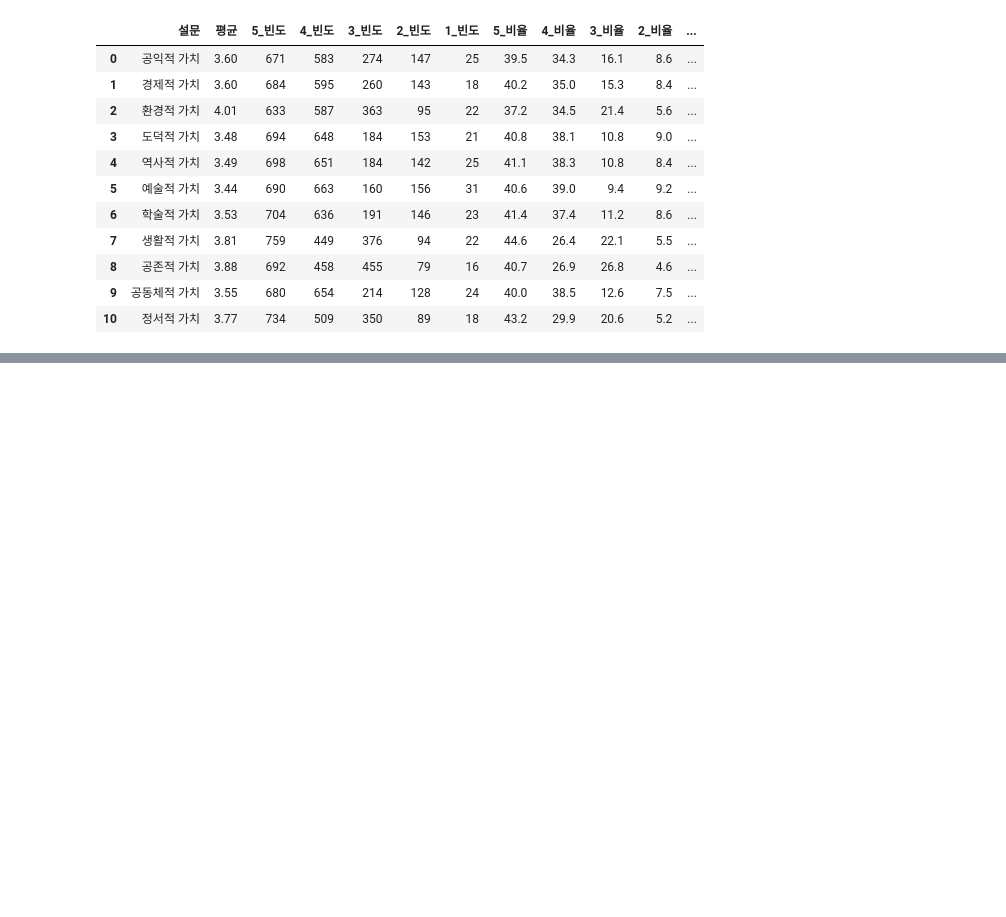
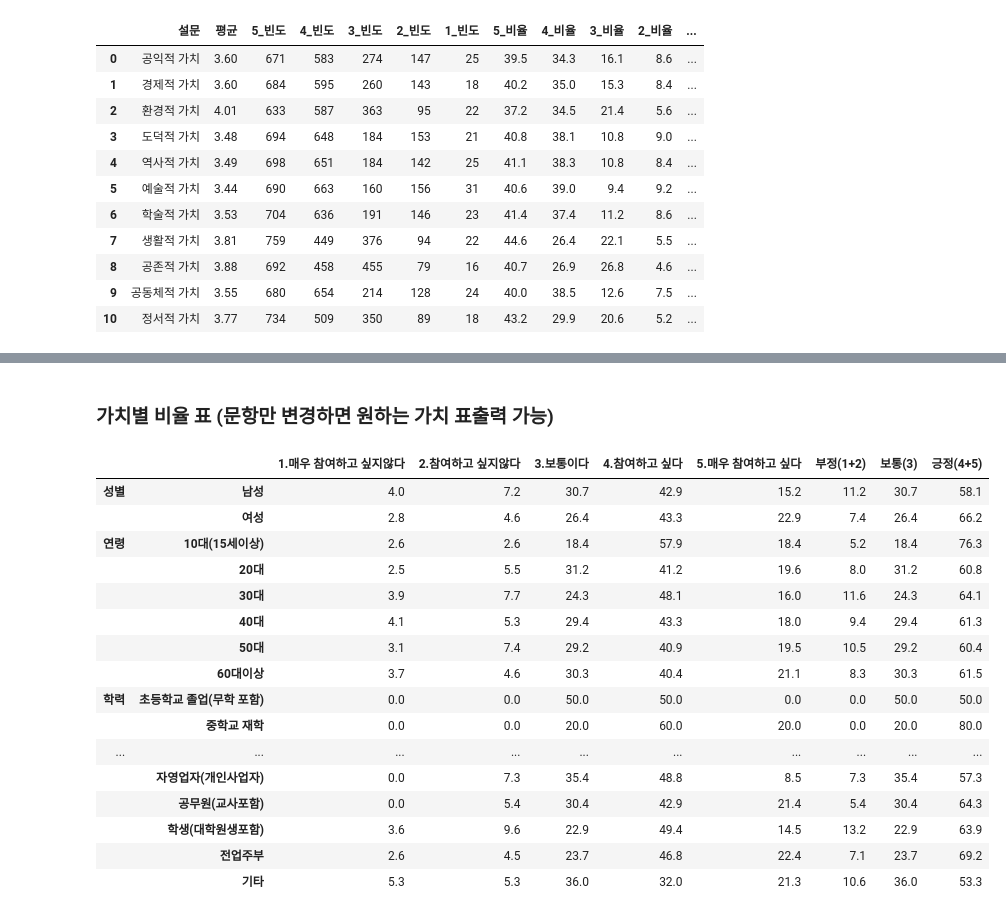
Before and after one commit to DDalaDDula/Card_Consumption_Pattern_Analysis_Dashboard, a Jupyter notebook: analysis_mult.ipynb, the cells around one changed output, grey strips where cells are left out. Drawn from its saved outputs; the diff is of its cells as text; code cells hidden in the pictures; blank space fills up the shorter version.

```diff
--- a/analysis_mult.ipynb
+++ b/analysis_mult.ipynb
@@ -882,0 +510,7 @@ resp_map_df
+# %%
+a = [i.split(' ▶ ')[1].split('(')[0] for i in pd.read_excel('dataset/전국민 산림문화 인식 및 태도 향유실태 조사_산림엑스포_230922.xlsx', sheet_name="변수가이드")['문항'].tolist()[154:266:6]]
+# %%
+dic = {}
+for k,v in zip(df_common.columns[24:43],a):
+    dic[k] = v
+dic
@@ -882,0 +742,3 @@ resp_map_df
+# %%
+expo_5_num_df = expo_5_df[['설문','5_비율','4_비율', '3_비율', '2_비율', '1_비율']]
+common_5_num_df = common_5_df[['설문','5_비율','4_비율', '3_비율', '2_비율', '1_비율']]
@@ -882,0 +952,2 @@ resp_map_df
+# %% [markdown]
+### 가치별 비율 표 (문항만 변경하면 원하는 가치 표출력 가능)
@@ -882,0 +961,67 @@ resp_map_df
+# %%
+# 응답자 특성별 표 정리
+q5_map = {'1':'1.매우 참여하고 싶지않다', '2':'2.참여하고 싶지않다', '3':'3.보통이다', '4':'4.참여하고 싶다', '5':'5.매우 참여하고 싶다'}
+q5 = ['1.매우 참여하고 싶지않다', '2.참여하고 싶지않다', '3.보통이다', '4.참여하고 싶다', '5.매우 참여하고 싶다', '부정(1+2)', '보통(3)', '긍정(4+5)']
+resp_map_df = pd.DataFrame(columns = q5)
+
+# 응답자 설문 리스트 정의
+sq_lst = list(Resp_Character.keys())
+# 응답자 매핑 딕셔너리 정의
+sq_dic = {'성별': 'SQ1', '연령': 'SQ2_1', '학력': 'SQ3', '거주지역': 'SQ4', '직업': 'SQ5'}
+
+# 멀티인덱스를 위한 리스트 생성
+mult_idx = []
+
+for sq in sq_lst:
+    for val in list(Resp_Character[sq].values()):
+        # 멀티인덱스 추가
+        mult_idx.append(sq)
+        # 'SQ1' 열의 값으로 필터링 및 평균계산
+        filtered_rows = df_common_5[df_common_5[sq_dic[sq]] == val].reset_index(drop=True)
+        frequency_rate_df = filtered_rows['Q5_1'].value_counts().reset_index()
+        frequency_rate_df.columns = ['값', '빈도']
+        frequency_rate_df['값'] = frequency_rate_df['값'].astype(int)
+        frequency_rate_df['값'] = map_val(frequency_rate_df['값'], q5_map)
+        frequency_rate_df['비율'] = round((frequency_rate_df['빈도'] / frequency_rate_df['빈도'].sum())*100,1)
+        frequency_rate_df = frequency_rate_df.set_index(keys='값')
+
+        resp_map = {}
+        for i in resp_map_df.columns:
+            resp_map[i] = [0.0]
+        for i in resp_map_df.columns[:5]:
+            try:
+                resp_map[i][0] = frequency_rate_df.loc[i, '비율']
+            except:
+                pass
+        for i in resp_map_df.columns[5:]:
+            try:
+                f,s = i.split('+')
+                resp_map[i][0] = resp_map[q5_map[f[-1]]][0] + resp_map[q5_map[s[0]]][0]
+            except:
+                f = i.split('(')[1][0]
+                resp_map[i][0] = resp_map[q5_map[f]][0]
+        else:
+            resp_map = pd.DataFrame(resp_map)
+            resp_map.index = [val]
+            resp_map_df = pd.concat([resp_map_df,resp_map])
+# 멀티인덱스 생성
+resp_map_df.set_index([mult_idx, resp_map_df.index], inplace=True)
+resp_map_df
+# %% [output]
+|  |  | 1.매우 참여하고 싶지않다 | 2.참여하고 싶지않다 | 3.보통이다 | 4.참여하고 싶다 | 5.매우 참여하고 싶다 | 부정(1+2) | 보통(3) | 긍정(4+5) |
+| 성별 | 남성 | 4.0 | 7.2 | 30.7 | 42.9 | 15.2 | 11.2 | 30.7 | 58.1 |
+|  | 여성 | 2.8 | 4.6 | 26.4 | 43.3 | 22.9 | 7.4 | 26.4 | 66.2 |
+| 연령 | 10대(15세이상) | 2.6 | 2.6 | 18.4 | 57.9 | 18.4 | 5.2 | 18.4 | 76.3 |
+|  | 20대 | 2.5 | 5.5 | 31.2 | 41.2 | 19.6 | 8.0 | 31.2 | 60.8 |
+|  | 30대 | 3.9 | 7.7 | 24.3 | 48.1 | 16.0 | 11.6 | 24.3 | 64.1 |
+|  | 40대 | 4.1 | 5.3 | 29.4 | 43.3 | 18.0 | 9.4 | 29.4 | 61.3 |
+|  | 50대 | 3.1 | 7.4 | 29.2 | 40.9 | 19.5 | 10.5 | 29.2 | 60.4 |
+|  | 60대이상 | 3.7 | 4.6 | 30.3 | 40.4 | 21.1 | 8.3 | 30.3 | 61.5 |
+| 학력 | 초등학교 졸업(무학 포함) | 0.0 | 0.0 | 50.0 | 50.0 | 0.0 | 0.0 | 50.0 | 50.0 |
+|  | 중학교 재학 | 0.0 | 0.0 | 20.0 | 60.0 | 20.0 | 0.0 | 20.0 | 80.0 |
+| ... | ... | ... | ... | ... | ... | ... | ... | ... | ... |
+|  | 자영업자(개인사업자) | 0.0 | 7.3 | 35.4 | 48.8 | 8.5 | 7.3 | 35.4 | 57.3 |
+|  | 공무원(교사포함) | 0.0 | 5.4 | 30.4 | 42.9 | 21.4 | 5.4 | 30.4 | 64.3 |
+|  | 학생(대학원생포함) | 3.6 | 9.6 | 22.9 | 49.4 | 14.5 | 13.2 | 22.9 | 63.9 |
+|  | 전업주부 | 2.6 | 4.5 | 23.7 | 46.8 | 22.4 | 7.1 | 23.7 | 69.2 |
+|  | 기타 | 5.3 | 5.3 | 36.0 | 32.0 | 21.3 | 10.6 | 36.0 | 53.3 |
```
Also changed, not shown: parts of 63 cells of this notebook, 1 other file.
